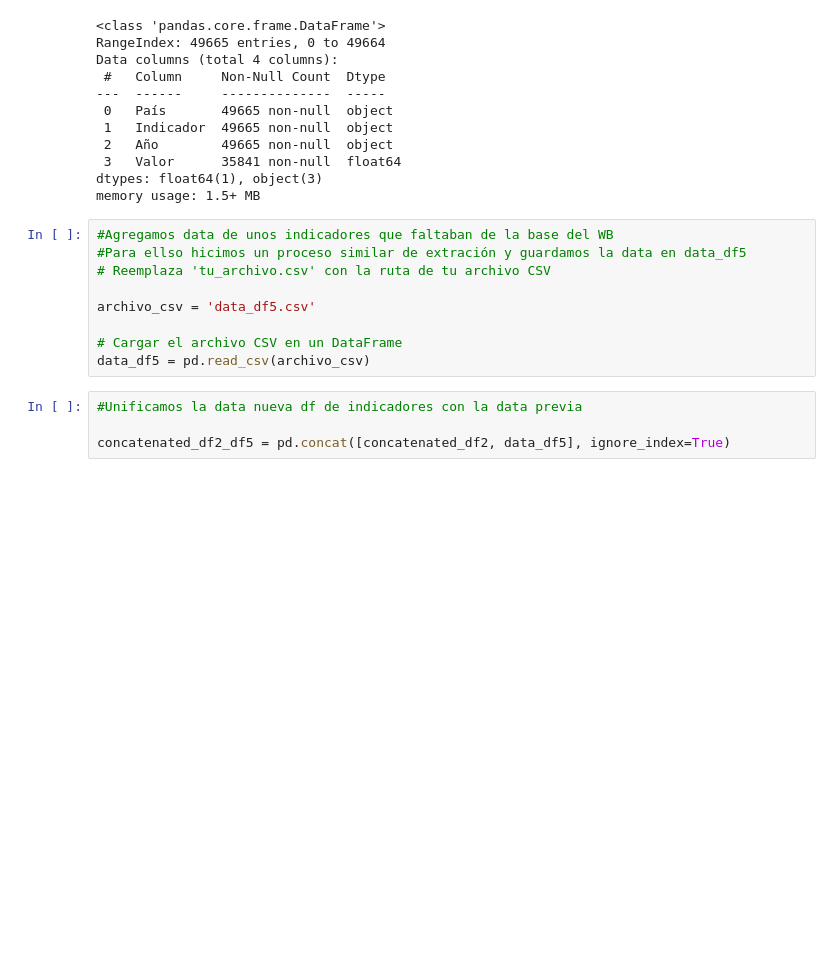
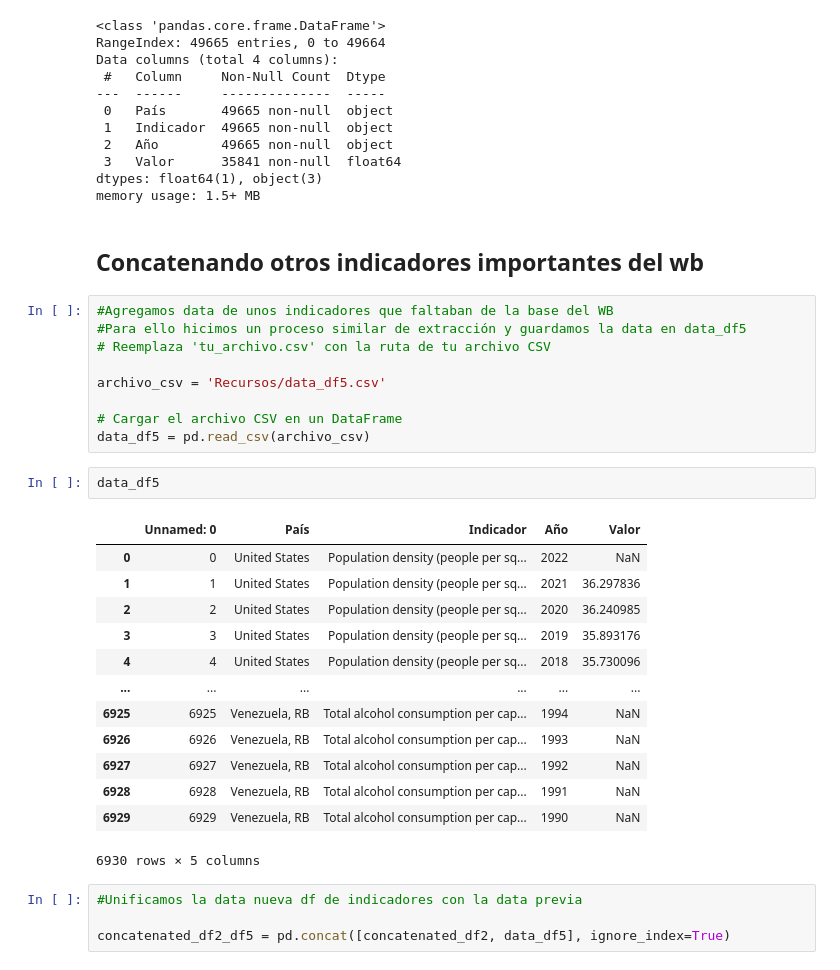
Before and after one commit to HaiderInfante/proyecto_final_bootcamp_henry, a Jupyter notebook: EDA1.ipynb, the cells around one changed output. Cells and saved outputs as stored; diff of their text form; blank space fills up the shorter version.

```diff
--- a/EDA1.ipynb
+++ b/EDA1.ipynb
@@ -596,15 +616,33 @@ Data columns (total 4 columns):
  3   Valor      35841 non-null  float64
 dtypes: float64(1), object(3)
 memory usage: 1.5+ MB
+# %% [markdown]
+## Concatenando otros indicadores importantes del wb
 # %%
 #Agregamos data de unos indicadores que faltaban de la base del WB
-#Para ellso hicimos un proceso similar de extración y guardamos la data en data_df5
+#Para ello hicimos un proceso similar de extracción y guardamos la data en data_df5
 # Reemplaza 'tu_archivo.csv' con la ruta de tu archivo CSV
 
-archivo_csv = 'data_df5.csv'
+archivo_csv = 'Recursos/data_df5.csv'
 
 # Cargar el archivo CSV en un DataFrame
 data_df5 = pd.read_csv(archivo_csv)
+# %%
+data_df5
+# %% [output]
+|  | Unnamed: 0 | País | Indicador | Año | Valor |
+| 0 | 0 | United States | Population density (people per sq... | 2022 | NaN |
+| 1 | 1 | United States | Population density (people per sq... | 2021 | 36.297836 |
+| 2 | 2 | United States | Population density (people per sq... | 2020 | 36.240985 |
+| 3 | 3 | United States | Population density (people per sq... | 2019 | 35.893176 |
+| 4 | 4 | United States | Population density (people per sq... | 2018 | 35.730096 |
+| ... | ... | ... | ... | ... | ... |
+| 6925 | 6925 | Venezuela, RB | Total alcohol consumption per cap... | 1994 | NaN |
+| 6926 | 6926 | Venezuela, RB | Total alcohol consumption per cap... | 1993 | NaN |
+| 6927 | 6927 | Venezuela, RB | Total alcohol consumption per cap... | 1992 | NaN |
+| 6928 | 6928 | Venezuela, RB | Total alcohol consumption per cap... | 1991 | NaN |
+| 6929 | 6929 | Venezuela, RB | Total alcohol consumption per cap... | 1990 | NaN |
+6930 rows × 5 columns
 # %%
 #Unificamos la data nueva df de indicadores con la data previa
 
```
Also changed, not shown: parts of 25 cells of this notebook, 2 other files.
